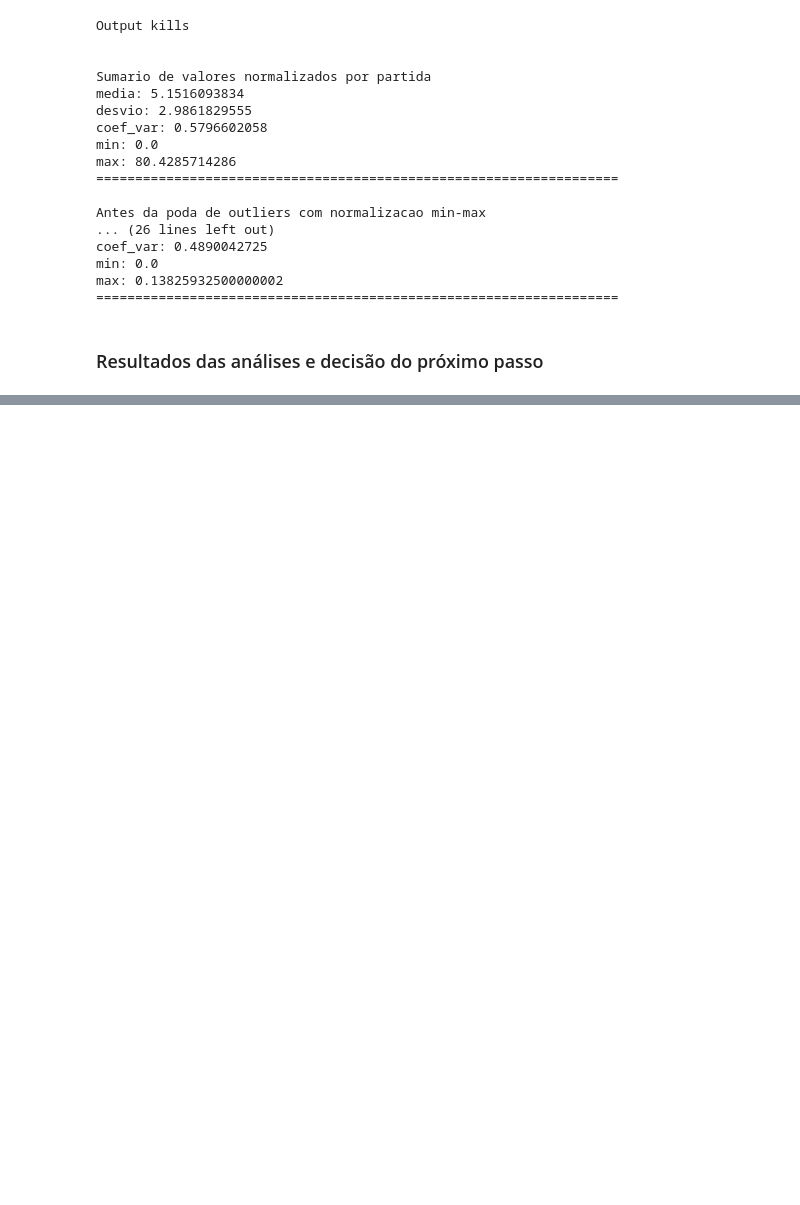
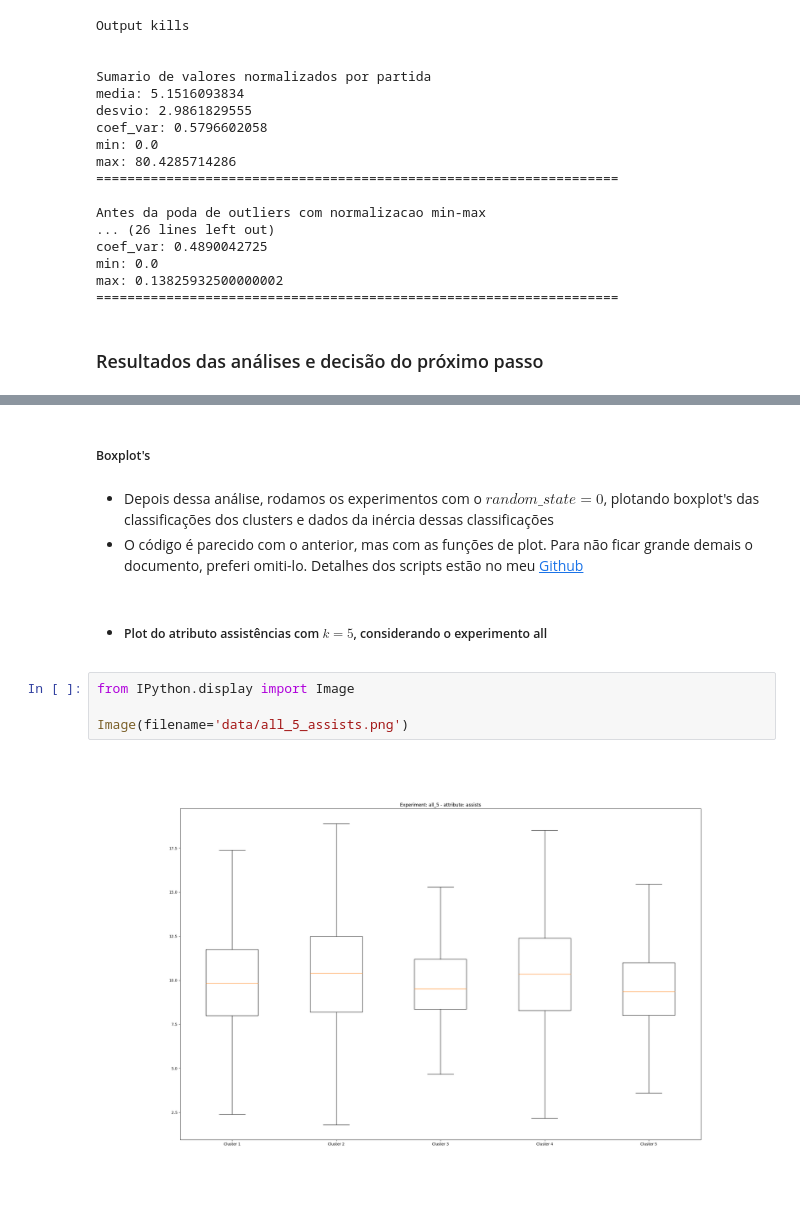
Before and after one commit to gaabrielfranco/notebooks-tcc, a Jupyter notebook: log-tcc.ipynb, the cells around one changed output, grey strips where cells are left out. Cells and saved outputs as stored; diff of their text form; blank space fills up the shorter version.

```diff
--- a/log-tcc.ipynb
+++ b/log-tcc.ipynb
@@ -55,0 +213,15 @@ max: 0.13825932500000002
+# %% [markdown]
+##### Boxplot's
+# %% [markdown]
+- Depois dessa análise, rodamos os experimentos com o $random\_state = 0$, plotando boxplot's das classificações dos clusters e dados da inércia dessas classificações
+- O código é parecido com o anterior, mas com as funções de plot. Para não ficar grande demais o documento, preferi omiti-lo. Detalhes dos scripts estão no meu [Github]
+
+[Github]: <https://github.com/gaabrielfranco/ia-moba-tcc>
+# %% [markdown]
+- ##### Plot do atributo assistências com $k = 5$, considerando o experimento all
+# %%
+from IPython.display import Image
+
+Image(filename='data/all_5_assists.png')
+# %% [output]
+[figure, added]
```
Also changed, not shown: parts of 29 cells of this notebook, 5 other files.
